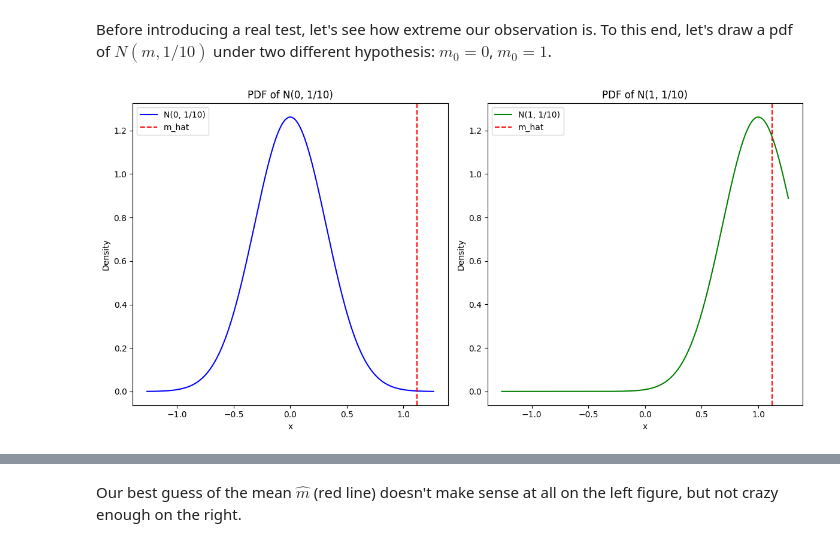
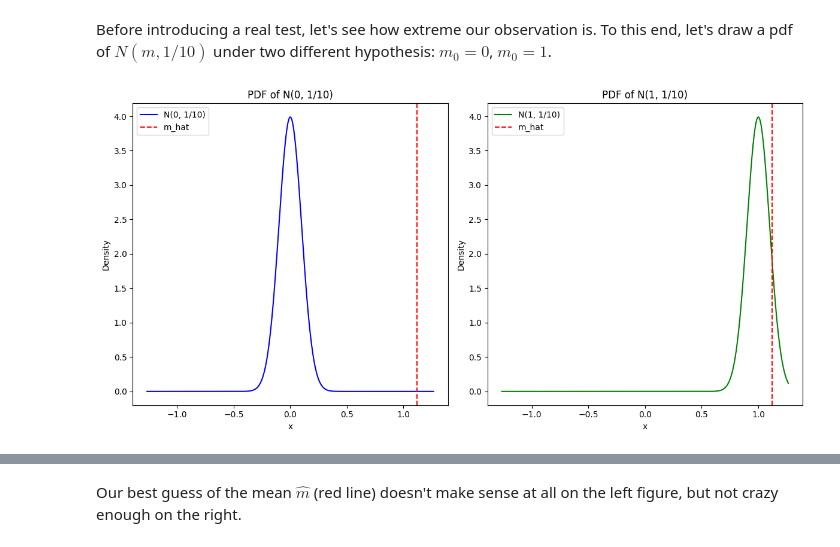
Before and after one commit to seanwschang/ECON-220-Lab, a Jupyter notebook: Week 9 /ECON220_Week9.ipynb, the cells around one changed output, grey strips where cells are left out. Cells and saved outputs as stored; diff of their text form; code cells hidden in the pictures.

```diff
--- a/Week 9 /ECON220_Week9.ipynb
+++ b/Week 9 /ECON220_Week9.ipynb
@@ -159,32 +159,32 @@ Before introducing a real test, let's see how extreme our observation is. To thi
 # %%
 from scipy.stats import norm
 
 import matplotlib.pyplot as plt
 
 # Calculate the PDF for N(0, 1/10) and N(1, 1/10)
-pdf_0 = norm.pdf(x, loc=0, scale=std_dev)
-pdf_1 = norm.pdf(x, loc=1, scale=std_dev)
+pdf_0 = norm.pdf(x, loc=0, scale=0.1)
+pdf_1 = norm.pdf(x, loc=1, scale=0.1)
 
 # Plot the PDFs
 fig, axes = plt.subplots(1, 2, figsize=(12, 6))
 
 # Plot N(0, 1/10)
 axes[0].plot(x, pdf_0, label='N(0, 1/10)', color='blue')
 axes[0].axvline(m_hat, color='red', linestyle='--', label='m_hat')
 axes[0].set_title('PDF of N(0, 1/10)')
 axes[0].set_xlabel('x')
 axes[0].set_ylabel('Density')
 axes[0].legend()
 
 # Plot N(1, 1/10)
 axes[1].plot(x, pdf_1, label='N(1, 1/10)', color='green')
 axes[1].axvline(m_hat, color='red', linestyle='--', label='m_hat')
 axes[1].set_title('PDF of N(1, 1/10)')
 axes[1].set_xlabel('x')
 axes[1].set_ylabel('Density')
 axes[1].legend()
 
 plt.tight_layout()
 plt.show()
 # %% [output]
-[figure, old version]
+[figure, new version]
```
Also changed, not shown: parts of 1 cell of this notebook.
